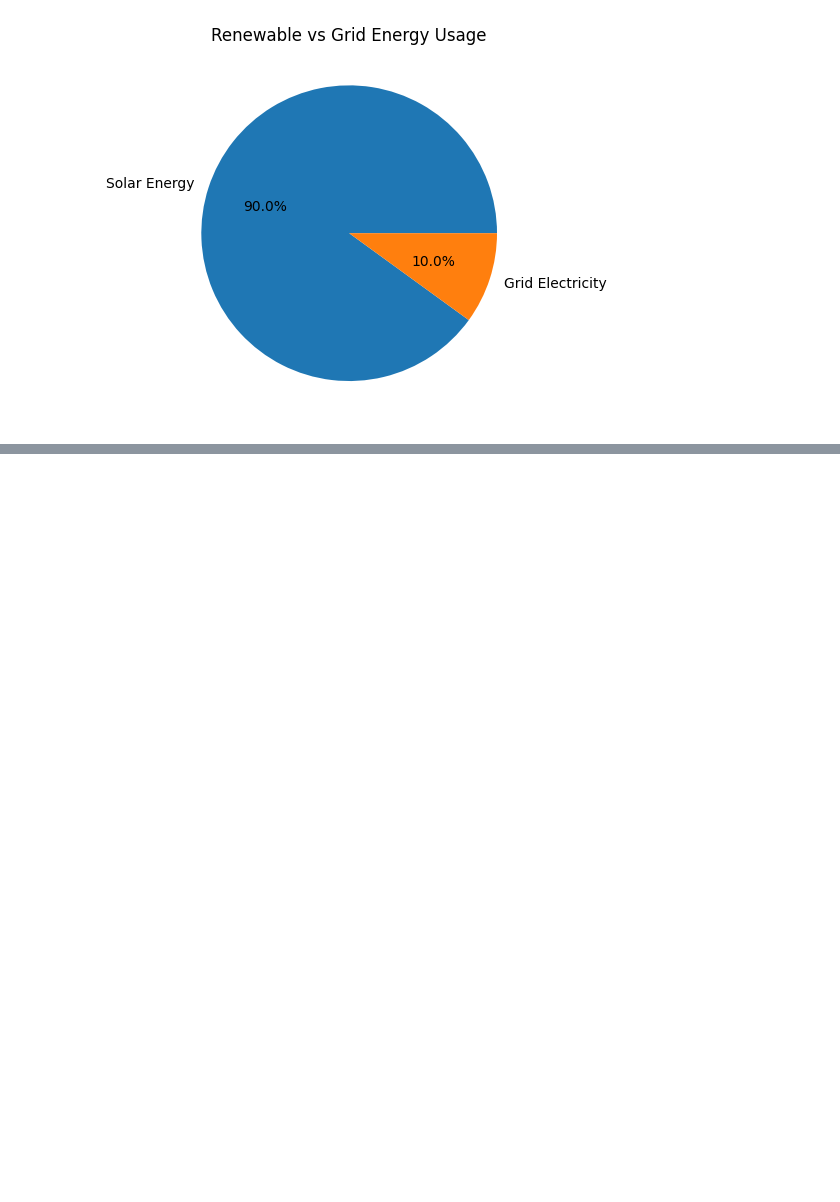
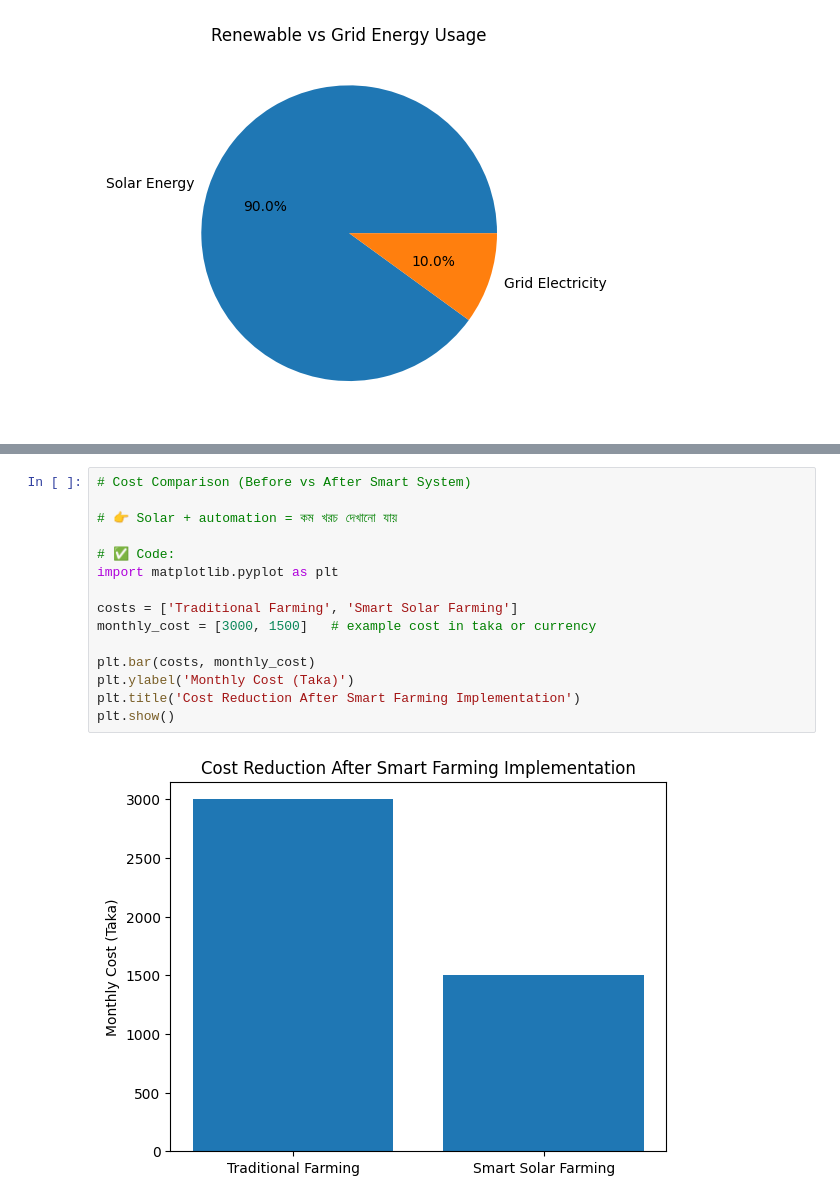
Before and after one commit to mahfuzaakter/fordatascience, a Jupyter notebook: for_capstone_report_.ipynb, the cells around one changed output, grey strips where cells are left out. Saved outputs shown, nothing was run; the diff lists cells and outputs as text; blank space fills up the shorter version.

```diff
--- a/for_capstone_report_.ipynb
+++ b/for_capstone_report_.ipynb
@@ -94,0 +133,17 @@ plt.show()
+# %%
+# Cost Comparison (Before vs After Smart System)
+
+# 👉 Solar + automation = কম খরচ দেখানো যায়
+
+# ✅ Code:
+import matplotlib.pyplot as plt
+
+costs = ['Traditional Farming', 'Smart Solar Farming']
+monthly_cost = [3000, 1500]   # example cost in taka or currency
+
+plt.bar(costs, monthly_cost)
+plt.ylabel('Monthly Cost (Taka)')
+plt.title('Cost Reduction After Smart Farming Implementation')
+plt.show()
+# %% [output]
+[figure, added]
```
Also changed, not shown: parts of 5 cells of this notebook.
